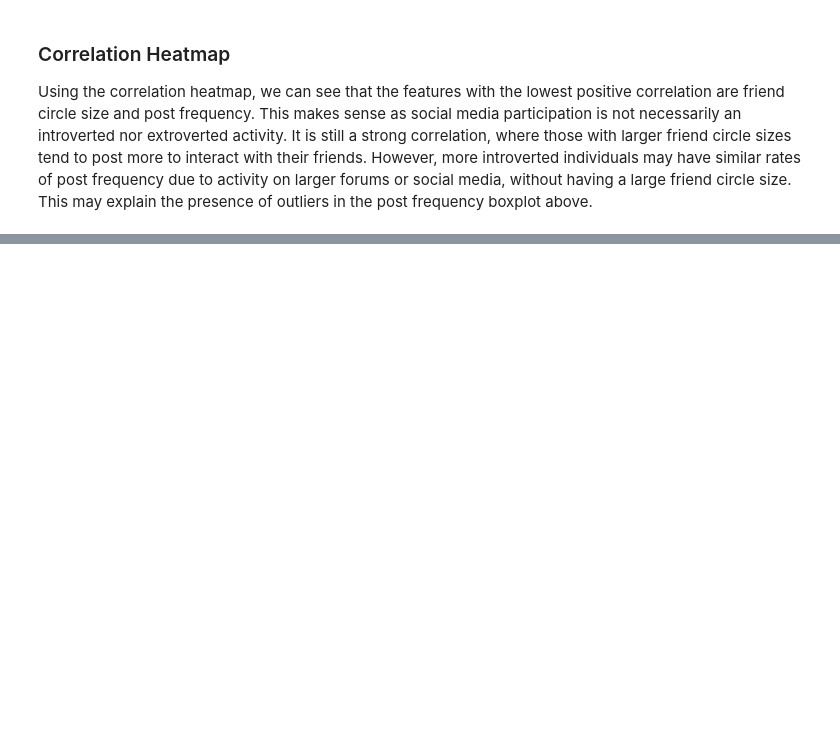
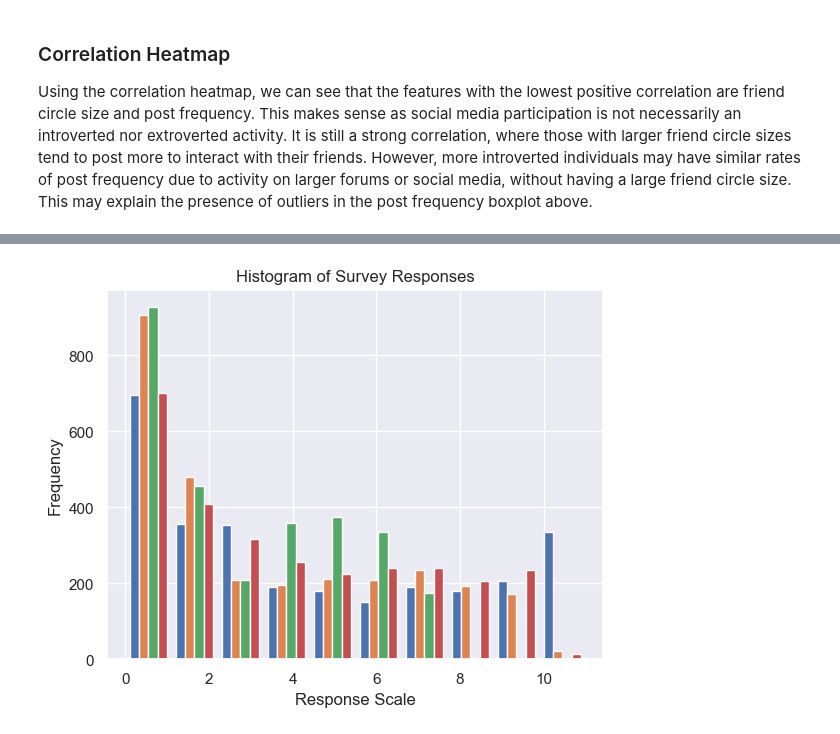
Before and after one commit to Prokope45/NeuralNetworkProject, a Jupyter notebook: ExploratoryAnalysis.ipynb, the cells around one changed output, grey strips where cells are left out. Saved outputs shown, nothing was run; the diff lists cells and outputs as text; code cells hidden in the pictures; blank space fills up the shorter version.

```diff
--- a/ExploratoryAnalysis.ipynb
+++ b/ExploratoryAnalysis.ipynb
@@ -185,0 +195,17 @@ fig.show()
+# %%
+import matplotlib.pyplot as plt
+predictors = ["Time_spent_Alone", "Post_frequency", "Going_outside", "Social_event_attendance"]
+
+numericals = ea_df[predictors]
+
+# for predictor in predictors:
+#     numericals[predictor] = numericals[predictor] / max(numericals[predictor])
+
+
+plt.hist(numericals)
+plt.title("Histogram of Survey Responses")
+plt.xlabel("Response Scale")
+plt.ylabel("Frequency")
+plt.show()
+# %% [output]
+[figure, added]
```
Also changed, not shown: parts of 2 cells of this notebook, 3 other files.
